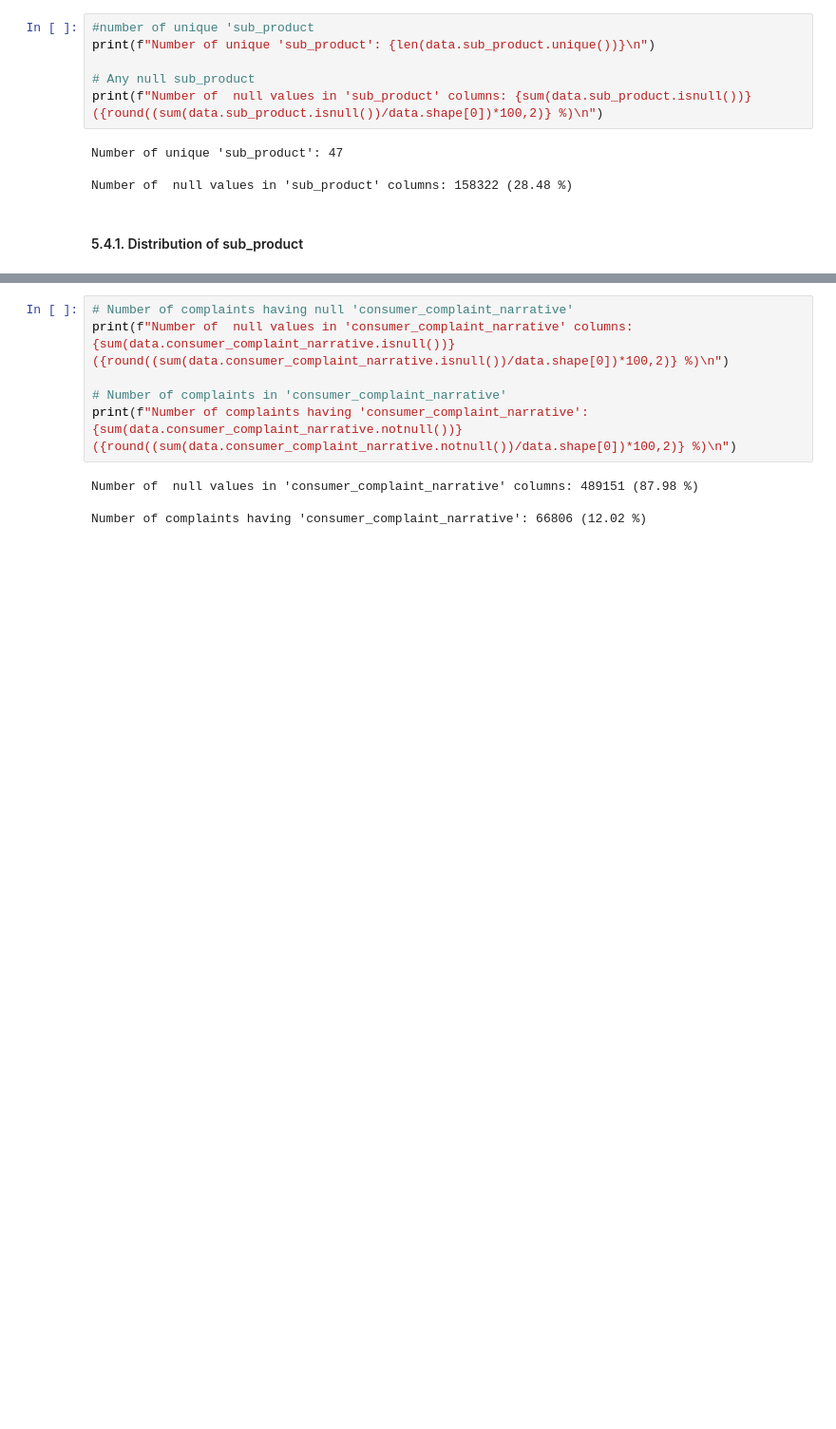
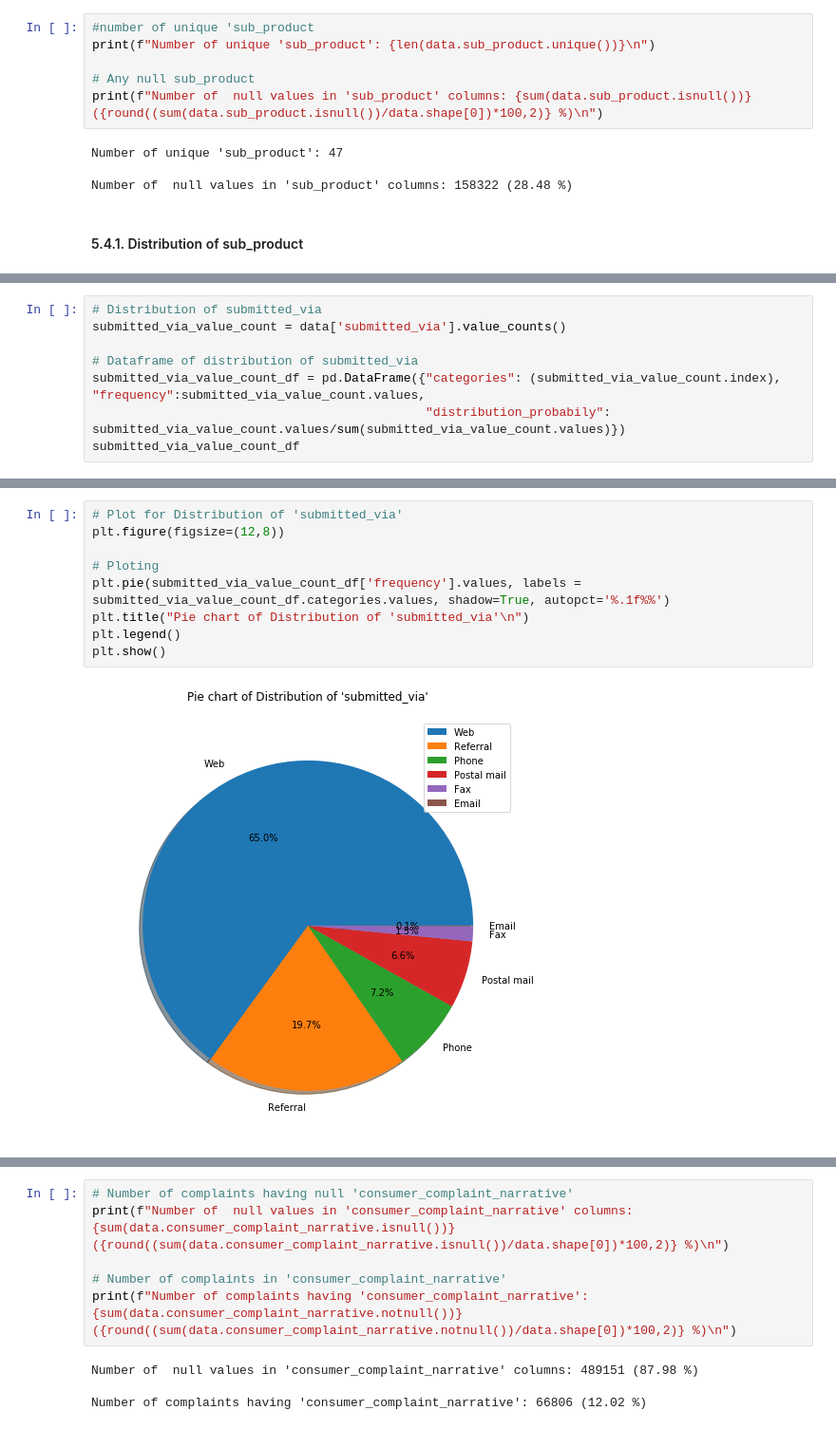
Before and after one commit to adityaadarsh/Complain-Classification, a Jupyter notebook: Complain Classification Assignment.ipynb, the cells around one changed output, grey strips where cells are left out. Shown at 95% size. Drawn from its saved outputs; the diff is of its cells as text; blank space fills up the shorter version.

```diff
--- a/Complain Classification Assignment.ipynb
+++ b/Complain Classification Assignment.ipynb
@@ -332,0 +436,8 @@ plt.show()
+# %%
+# Distribution of submitted_via
+submitted_via_value_count = data['submitted_via'].value_counts()
+
+# Dataframe of distribution of submitted_via
+submitted_via_value_count_df = pd.DataFrame({"categories": (submitted_via_value_count.index), "frequency":submitted_via_value_count.values,
+                                             "distribution_probabily": submitted_via_value_count.values/sum(submitted_via_value_count.values)})
+submitted_via_value_count_df
@@ -332,0 +452,11 @@ plt.show()
+# %%
+# Plot for Distribution of 'submitted_via'
+plt.figure(figsize=(12,8))
+
+# Ploting
+plt.pie(submitted_via_value_count_df['frequency'].values, labels = submitted_via_value_count_df.categories.values, shadow=True, autopct='%.1f%%')
+plt.title("Pie chart of Distribution of 'submitted_via'\n")
+plt.legend()
+plt.show()
+# %% [output]
+[figure, added]
```
Also changed, not shown: parts of 101 cells of this notebook, 1 other file.
